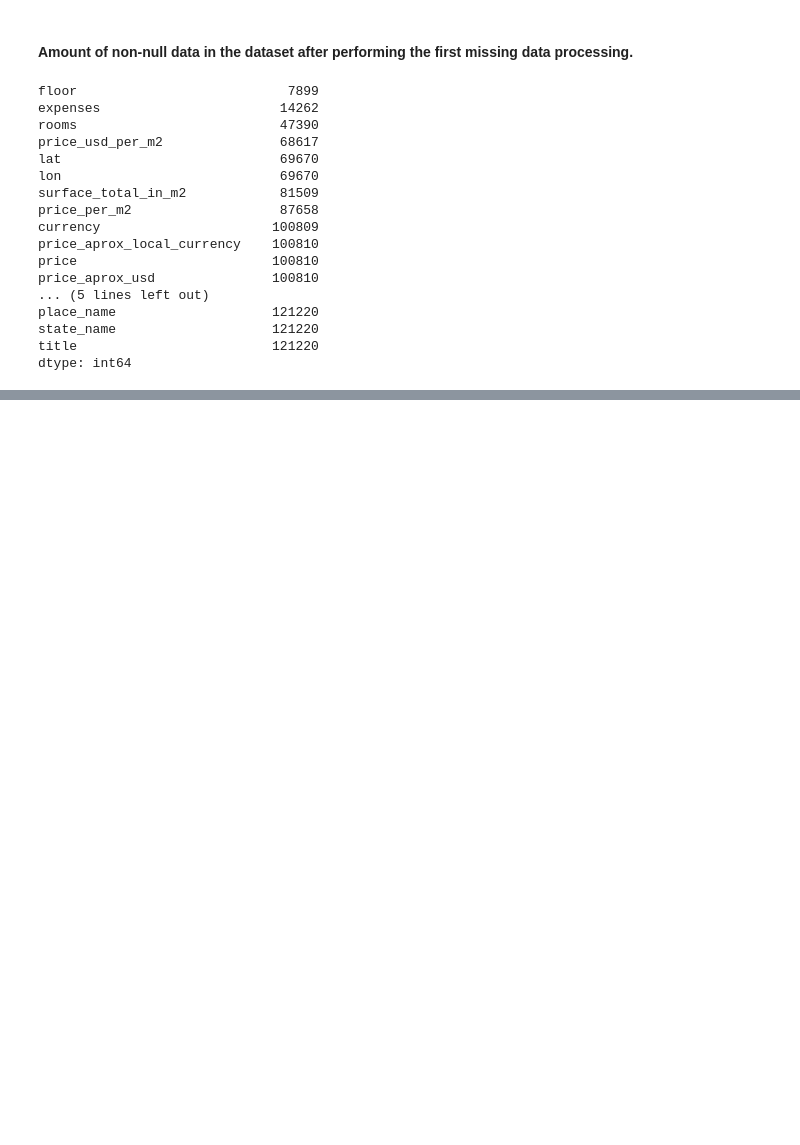
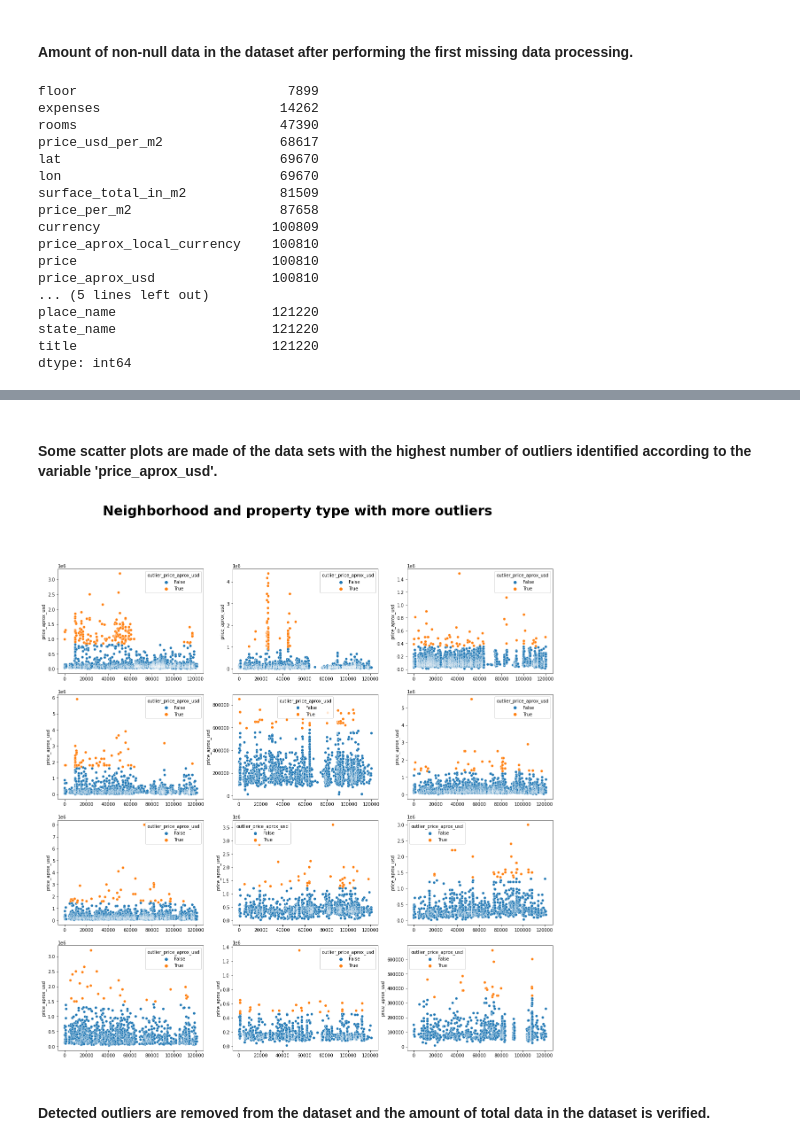
Before and after one commit to JonnathanDMT/Exploratory-Data-Analysis, a Jupyter notebook: CodeWS1.ipynb, the cells around one changed output, grey strips where cells are left out. Saved outputs shown, nothing was run; the diff lists cells and outputs as text; code cells hidden in the pictures; blank space fills up the shorter version.

Commit message:
Outliers detection and elimination

```diff
--- a/CodeWS1.ipynb
+++ b/CodeWS1.ipynb
@@ -339,0 +344,4 @@ dtype: int64
+# %%
+mask_outliers_pau = data.groupby(['place_name','property_type'])['price_aprox_usd'].transform(lambda x: abs((x - x.mean())/x.std())>3)
+data['outlier_price_aprox_usd'] = mask_outliers_pau
+data.outlier_price_aprox_usd.sum()
@@ -339,0 +369,47 @@ dtype: int64
+# %% [markdown]
+#### Some scatter plots are made of the data sets with the highest number of outliers identified according to the variable 'price_aprox_usd'.
+# %%
+fig, axes = plt.subplots(4, 3, figsize = (20, 20))
+fig.suptitle('Neighborhood and property type with more outliers', size = 30, fontweight ="bold")
+
+mask_pn_pt = (data['place_name'] == 'Córdoba') & (data['property_type'] == 'apartment')
+sns.scatterplot(ax = axes[0,0], data = data[mask_pn_pt], x = data[mask_pn_pt].index, y = 'price_aprox_usd', hue = data[mask_pn_pt].outlier_price_aprox_usd)
+
+mask_pn_pt = (data['place_name'] == 'Rosario') & (data['property_type'] == 'apartment')
+sns.scatterplot(ax = axes[0,1], data = data[mask_pn_pt], x = data[mask_pn_pt].index, y = 'price_aprox_usd', hue = data[mask_pn_pt].outlier_price_aprox_usd)
+
+mask_pn_pt = (data['place_name'] == 'Mar del Plata') & (data['property_type'] == 'apartment')
+sns.scatterplot(ax = axes[0,2], data = data[mask_pn_pt], x = data[mask_pn_pt].index, y = 'price_aprox_usd', hue = data[mask_pn_pt].outlier_price_aprox_usd)
+
+mask_pn_pt = (data['place_name'] == 'Córdoba') & (data['property_type'] == 'house')
+sns.scatterplot(ax = axes[1,0], data = data[mask_pn_pt], x = data[mask_pn_pt].index, y = 'price_aprox_usd', hue = data[mask_pn_pt].outlier_price_aprox_usd)
+
+mask_pn_pt = (data['place_name'] == 'Nordelta') & (data['property_type'] == 'apartment')
+sns.scatterplot(ax = axes[1,1], data = data[mask_pn_pt], x = data[mask_pn_pt].index, y = 'price_aprox_usd', hue = data[mask_pn_pt].outlier_price_aprox_usd)
+
+mask_pn_pt = (data['place_name'] == 'Belgrano') & (data['property_type'] == 'apartment')
+sns.scatterplot(ax = axes[1,2], data = data[mask_pn_pt], x = data[mask_pn_pt].index, y = 'price_aprox_usd', hue = data[mask_pn_pt].outlier_price_aprox_usd)
+
+mask_pn_pt = (data['place_name'] == 'Palermo') & (data['property_type'] == 'apartment')
+sns.scatterplot(ax = axes[2,0], data = data[mask_pn_pt], x = data[mask_pn_pt].index, y = 'price_aprox_usd', hue = data[mask_pn_pt].outlier_price_aprox_usd)
+
+mask_pn_pt = (data['place_name'] == 'Tigre') & (data['property_type'] == 'house')
+sns.scatterplot(ax = axes[2,1], data = data[mask_pn_pt], x = data[mask_pn_pt].index, y = 'price_aprox_usd', hue = data[mask_pn_pt].outlier_price_aprox_usd)
+
+mask_pn_pt = (data['place_name'] == 'Pilar') & (data['property_type'] == 'house')
+sns.scatterplot(ax = axes[2,2], data = data[mask_pn_pt], x = data[mask_pn_pt].index, y = 'price_aprox_usd', hue = data[mask_pn_pt].outlier_price_aprox_usd)
+
+mask_pn_pt = (data['place_name'] == 'Recoleta') & (data['property_type'] == 'apartment')
+sns.scatterplot(ax = axes[3,0], data = data[mask_pn_pt], x = data[mask_pn_pt].index, y = 'price_aprox_usd', hue = data[mask_pn_pt].outlier_price_aprox_usd)
+
+mask_pn_pt = (data['place_name'] == 'Tigre') & (data['property_type'] == 'apartment')
+sns.scatterplot(ax = axes[3,1], data = data[mask_pn_pt], x = data[mask_pn_pt].index, y = 'price_aprox_usd', hue = data[mask_pn_pt].outlier_price_aprox_usd)
+
+mask_pn_pt = (data['place_name'] == 'La Plata') & (data['property_type'] == 'apartment')
+sns.scatterplot(ax = axes[3,2], data = data[mask_pn_pt], x = data[mask_pn_pt].index, y = 'price_aprox_usd', hue = data[mask_pn_pt].outlier_price_aprox_usd)
+
+plt.show()
+# %% [output]
+[figure, added]
+# %% [markdown]
+#### Detected outliers are removed from the dataset and the amount of total data in the dataset is verified.
```
Also changed, not shown: parts of 28 cells of this notebook.
